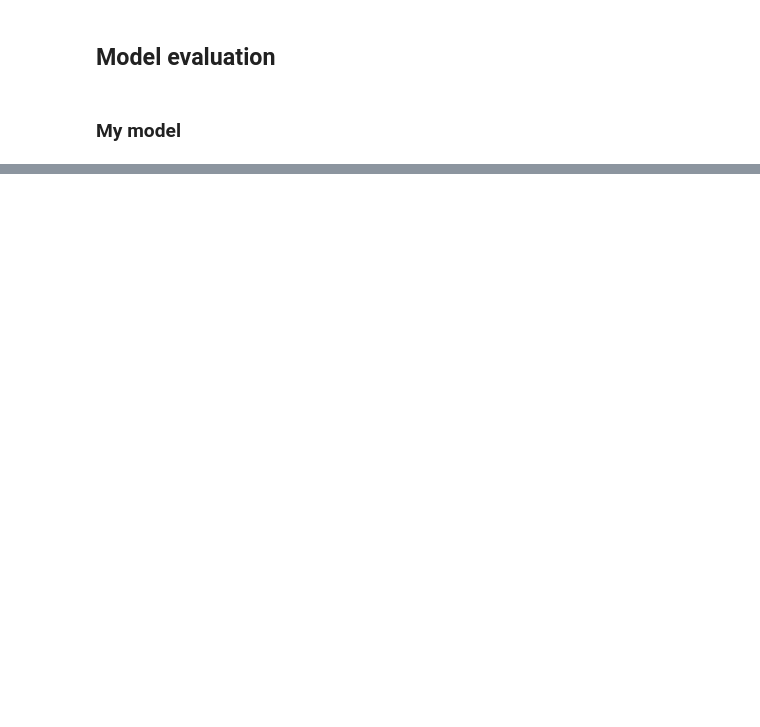
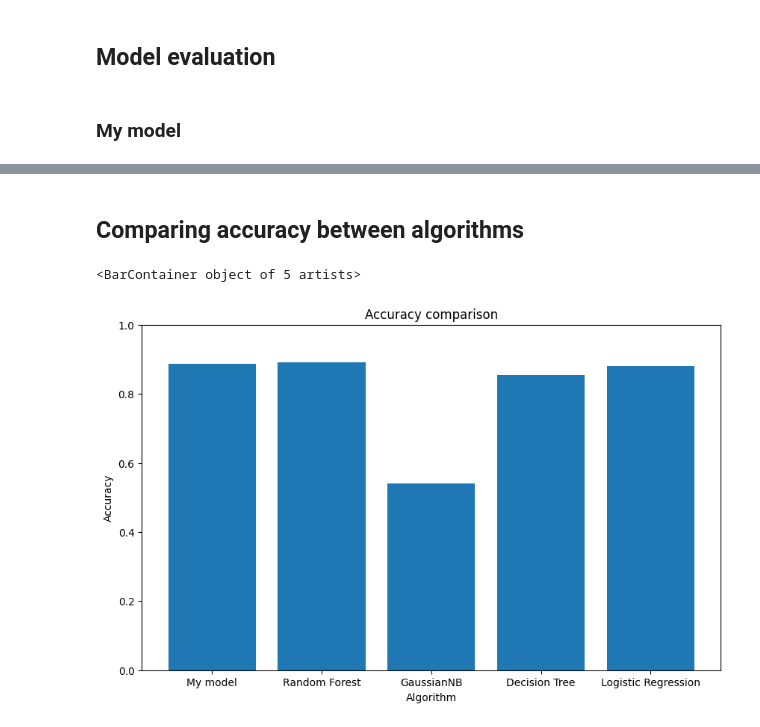
Before and after one commit to rootblind/opjustice-lm, a Jupyter notebook: automod-model/data_analysis.ipynb, the cells around one changed output, grey strips where cells are left out. Cells and saved outputs as stored; diff of their text form; code cells hidden in the pictures; blank space fills up the shorter version.

```diff
--- a/automod-model/data_analysis.ipynb
+++ b/automod-model/data_analysis.ipynb
@@ -359,0 +402,3 @@ array([[[232,   4],
+# %%
+model = MultiOutputClassifier(DecisionTreeClassifier())
+model.fit(X_train, y_train)
@@ -359,0 +407,7 @@ array([[[232,   4],
+# %%
+y_pred = model.predict(X_test.toarray())
+accuracy = accuracy_score(y_test, y_pred)
+accuracy_array.append(accuracy)
+models_used.append('Decision Tree')
+print(f'Accuracy: {accuracy:.2f}')
+print(classification_report(y_test, y_pred))
@@ -359,0 +428,3 @@ array([[[232,   4],
+# %%
+model = MultiOutputClassifier(LogisticRegression())
+model.fit(X_train, y_train)
@@ -359,0 +433,7 @@ array([[[232,   4],
+# %%
+y_pred = model.predict(X_test.toarray())
+accuracy = accuracy_score(y_test, y_pred)
+accuracy_array.append(accuracy)
+models_used.append('Logistic Regression')
+print(f'Accuracy: {accuracy:.2f}')
+print(classification_report(y_test, y_pred))
@@ -359,0 +454,12 @@ array([[[232,   4],
+# %% [markdown]
+## Comparing accuracy between algorithms
+# %%
+plt.figure(figsize=(10,6))
+plt.title('Accuracy comparison')
+plt.xlabel('Algorithm')
+plt.ylabel('Accuracy')
+plt.ylim(0,1)
+plt.bar(models_used, accuracy_array)
+# %% [output]
+<BarContainer object of 5 artists>
+[figure, added]
```
Also changed, not shown: parts of 31 cells of this notebook, 6 other files.
